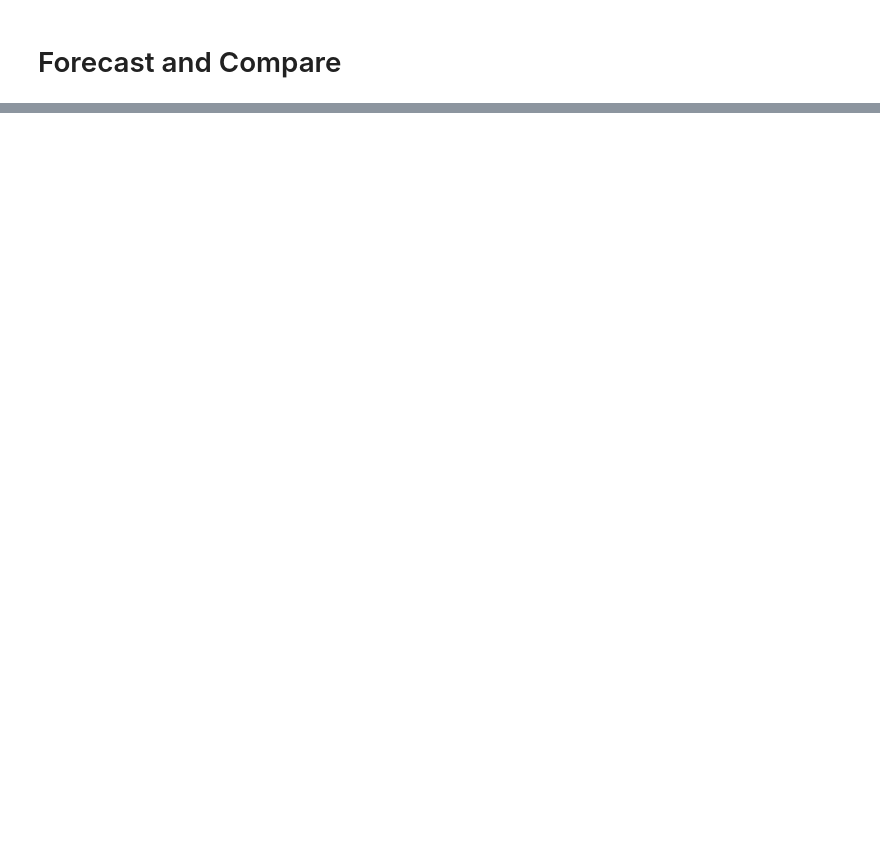
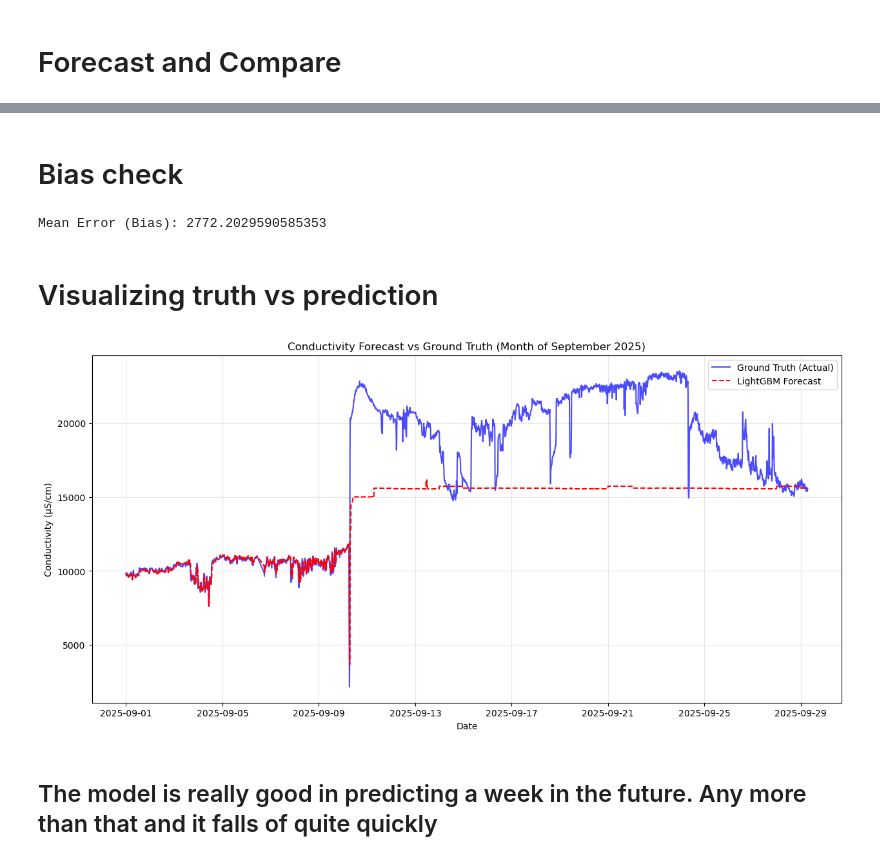
Before and after one commit to ShehabEldeenAyman/Gent-Terneuzen-canal, a Jupyter notebook: time series analysis/LightGBM.ipynb, the cells around one changed output, grey strips where cells are left out. Cells and saved outputs as stored; diff of their text form; code cells hidden in the pictures; blank space fills up the shorter version.

```diff
--- a/time series analysis/LightGBM.ipynb
+++ b/time series analysis/LightGBM.ipynb
@@ -182,17 +196,20 @@ Index: []
 # Actual training
 # %%
 model = lgb.LGBMRegressor(
-    n_estimators=1000,
-    learning_rate=0.03,
-    max_depth=10,
-    num_leaves=64,
-    n_jobs=-1,
-    random_state=42
+    n_estimators=5000,      # Increased: More trees for better learning
+    learning_rate=0.01,     # Decreased: Slower, more precise learning
+    num_leaves=128,         # Increased: Allows for more complex patterns
+    max_depth=12,           # Limited: Prevents the trees from growing too deep
+    min_data_in_leaf=100,   # Regularization: Prevents overfitting to noise
+    feature_fraction=0.8,   # Generalization: Don't rely on all sensors at once
+    n_jobs=-1
 )
 
+# Use early stopping to find the perfect n_estimators automatically
 model.fit(
     X_train, y_train,
     eval_set=[(X_test, y_test)],
-    eval_metric='rmse'
+    eval_metric='rmse',
+    callbacks=[lgb.early_stopping(stopping_rounds=100)]
 )
 # %% [output]
@@ -210,0 +235,5 @@ print(f"January 2026 Forecast MAE: {mae:.4f} units of conductivity")
+# %%
+forecast = model.predict(X_test)
+
+mae = mean_absolute_error(y_test, forecast)
+print(f"September 2025 Forecast MAE: {mae:.4f} units of conductivity")
@@ -210,0 +244,34 @@ print(f"January 2026 Forecast MAE: {mae:.4f} units of conductivity")
+# %% [markdown]
+# Bias check
+# %%
+error = y_test - forecast
+print(f"Mean Error (Bias): {error.mean()}")
+
+# positive bias means we are underpredicting on average, negative bias means we are overpredicting on average.
+# %% [output]
+Mean Error (Bias): 2772.2029590585353
+# %% [markdown]
+# Visualizing truth vs prediction
+# %%
+# 1. Create a DataFrame for easy plotting
+results = pd.DataFrame({
+    'Actual': y_test,
+    'Forecast': forecast
+}, index=y_test.index)
+
+# 2. Plotting a 7-day window to see the detail
+plt.figure(figsize=(15, 7))
+plt.plot(results['Actual'].iloc[:2688], label='Ground Truth (Actual)', color='blue', alpha=0.7)
+# 672 rows = 7 days * 24 hours * 4 readings/hour
+plt.plot(results['Forecast'].iloc[:2688], label='LightGBM Forecast', color='red', linestyle='--')
+
+plt.title('Conductivity Forecast vs Ground Truth (Month of September 2025)')
+plt.xlabel('Date')
+plt.ylabel('Conductivity (μS/cm)')
+plt.legend()
+plt.grid(True, alpha=0.3)
+plt.show()
+# %% [output]
+[figure, added]
+# %% [markdown]
+## The model is really good in predicting a week in the future. Any more than that and it falls of quite quickly
```
Also changed, not shown: parts of 5 cells of this notebook.
